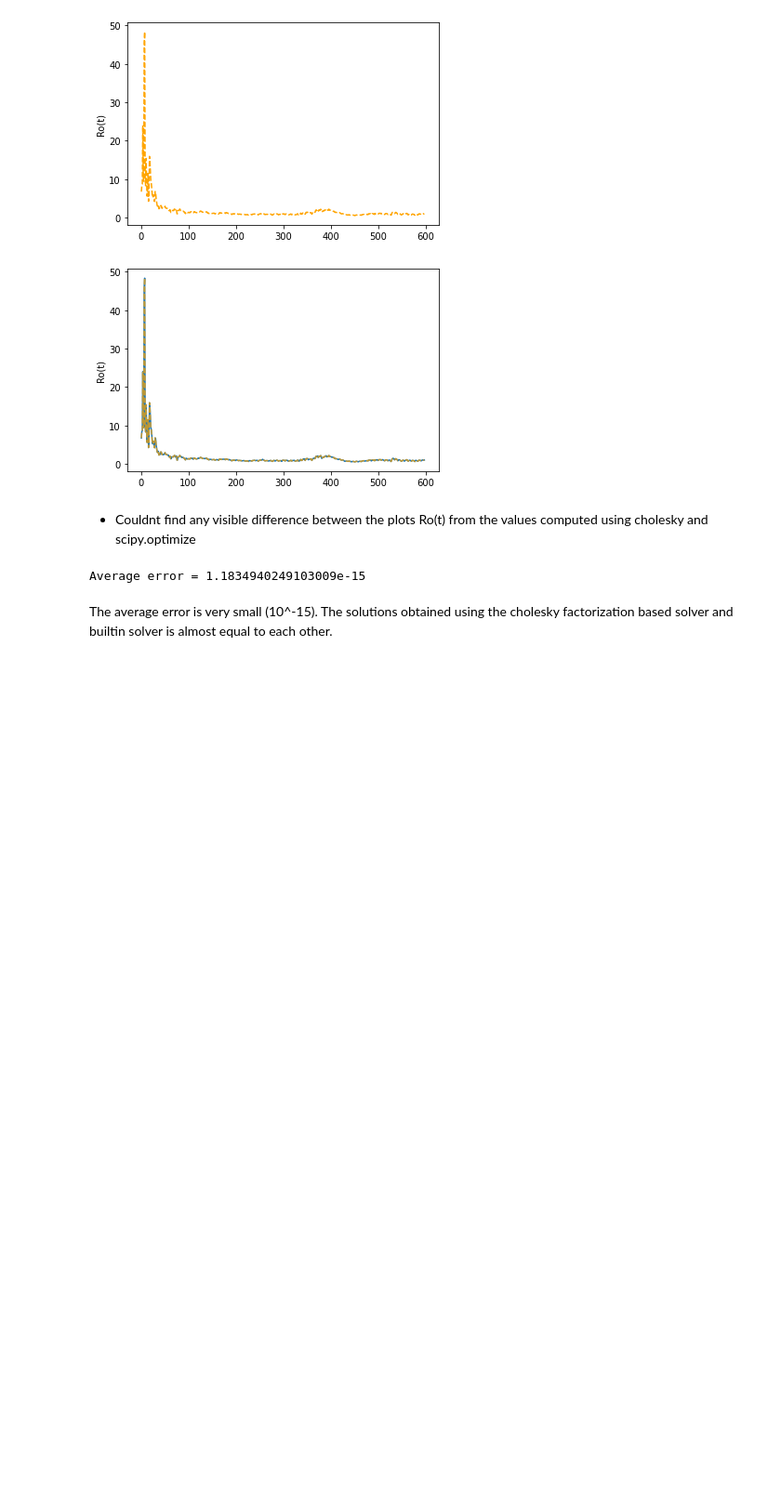
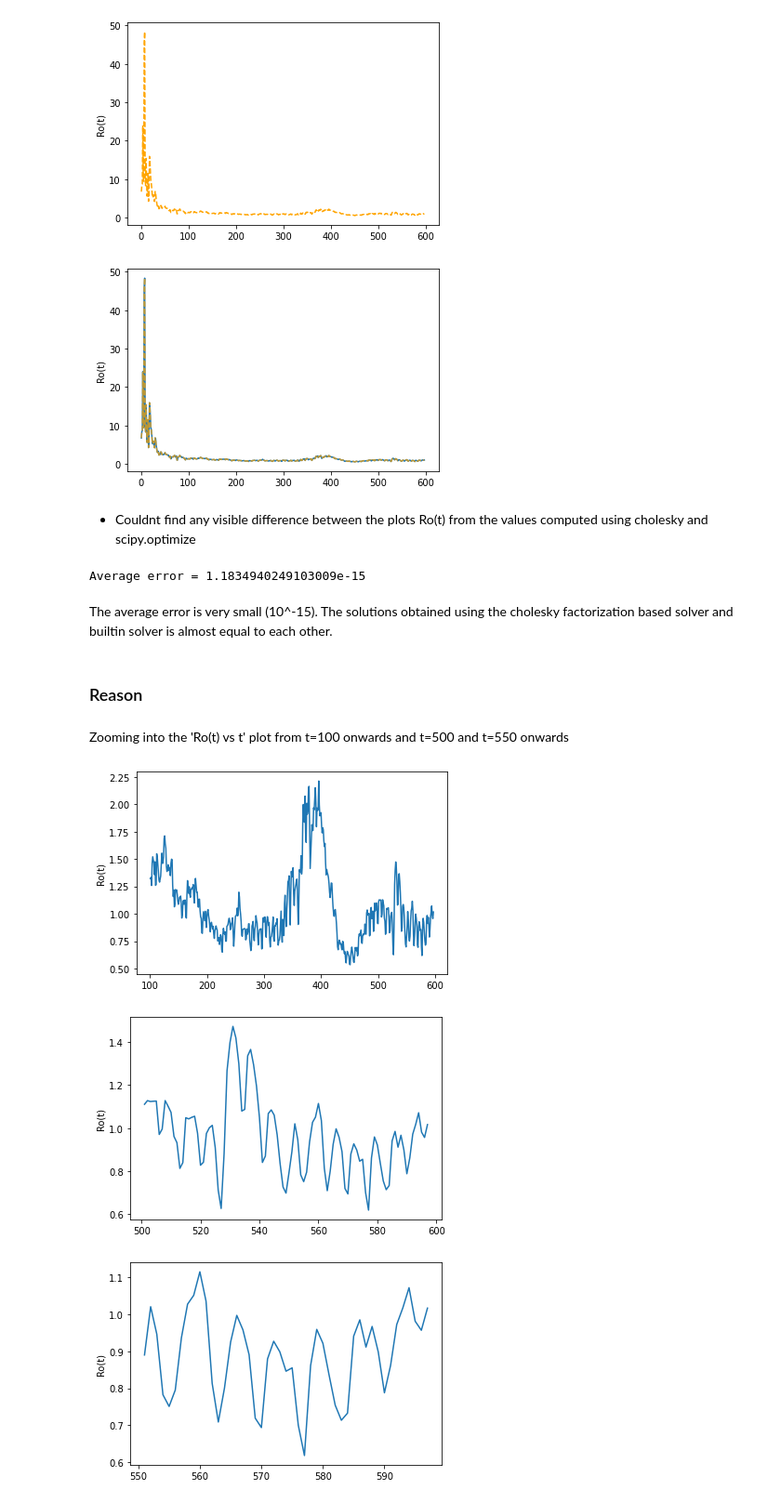
Before and after one commit to JACOBIN-SCTCS/Numerical-Optimization, a Jupyter notebook: Assignment1/Assignment1.ipynb, the cells around one changed output. Shown at 93% size. Drawn from its saved outputs; the diff is of its cells as text; code cells hidden in the pictures; blank space fills up the shorter version.

```diff
--- a/Assignment1/Assignment1.ipynb
+++ b/Assignment1/Assignment1.ipynb
@@ -339,3 +339,23 @@ print("Average error = " + str(error/len(indices)))
 Average error = 1.1834940249103009e-15
 # %% [markdown]
 The average error is very small (10^-15). The solutions obtained using the cholesky factorization based solver and builtin solver is almost equal to each other.
+# %% [markdown]
+### Reason
+# %% [markdown]
+Zooming into the 'Ro(t) vs t' plot from t=100 onwards and t=500 and t=550 onwards
+# %%
+plt.ylabel('Ro(t)')
+plt.plot(indices[100:],plot_points[100:])
+plt.show()
+
+plt.ylabel('Ro(t)')
+plt.plot(indices[500:],plot_points[500:])
+plt.show()
+
+plt.ylabel('Ro(t)')
+plt.plot(indices[550:],plot_points[550:])
+plt.show()
+# %% [output]
+[figure, added]
+[figure, added]
+[figure, added]
```
Also changed, not shown: parts of 1 cell of this notebook.
